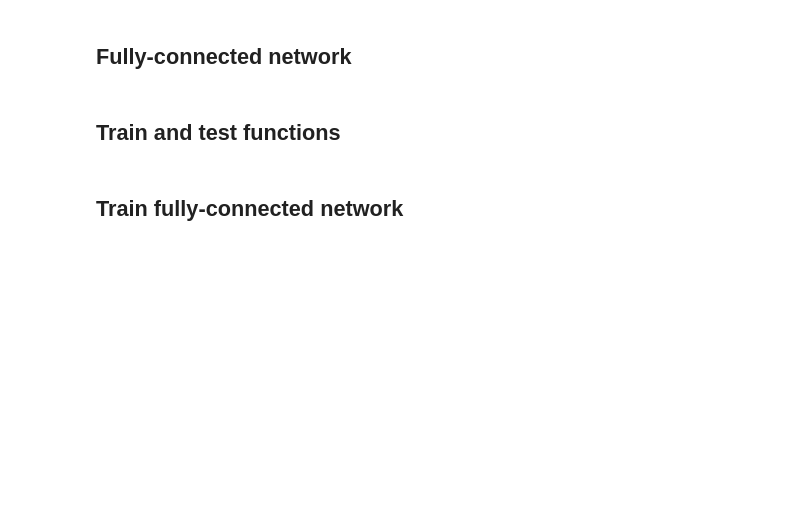
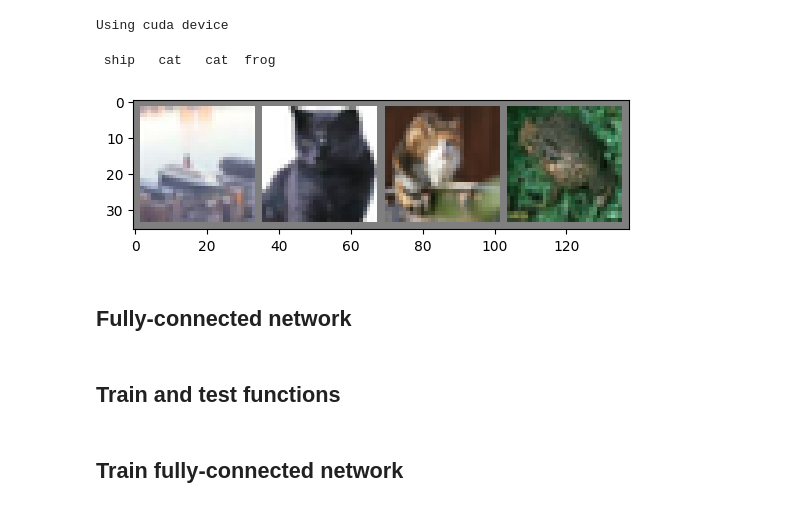
Before and after one commit to ai-unc/PyTorch-Crash-Course, a Jupyter notebook: Complete/image-classification.ipynb, the cells around one changed output. Drawn from its saved outputs; the diff is of its cells as text; code cells hidden in the pictures; blank space fills up the shorter version.

```diff
--- a/Complete/image-classification.ipynb
+++ b/Complete/image-classification.ipynb
@@ -27,3 +39,30 @@ classes = trainset.classes
+# %%
+# cuda means NVIDIA GPU
+device = "cuda" if torch.cuda.is_available() else "cpu"
+print(f"Using {device} device")
+# %% [output]
+Using cuda device
+# %%
+def show_images(img, mean, std):
+    # Un-normalize the image and plot it
+    mean = torch.tensor(mean, device=img.device)
+    std = torch.tensor(std, device=img.device)
+    img = img.permute(1, 2, 0)
+    img = img * std + mean
+    plt.imshow(img.numpy())
+
+
+# fetch a batch from the train dataset
+dataiter = iter(trainloader)
+images, labels = next(dataiter)
+nimages = min(batch_size, 4)
+norm = transform.transforms[-1]
+show_images(torchvision.utils.make_grid(images[:nimages]), norm.mean, norm.std)
+# print labels
+print(' '.join('%5s' % classes[labels[j]] for j in range(nimages)))
+# %% [output]
+ ship   cat   cat  frog
+[figure, added]
 # %% [markdown]
 ## Fully-connected network
 # %%
```
Also changed, not shown: parts of 10 cells of this notebook.
